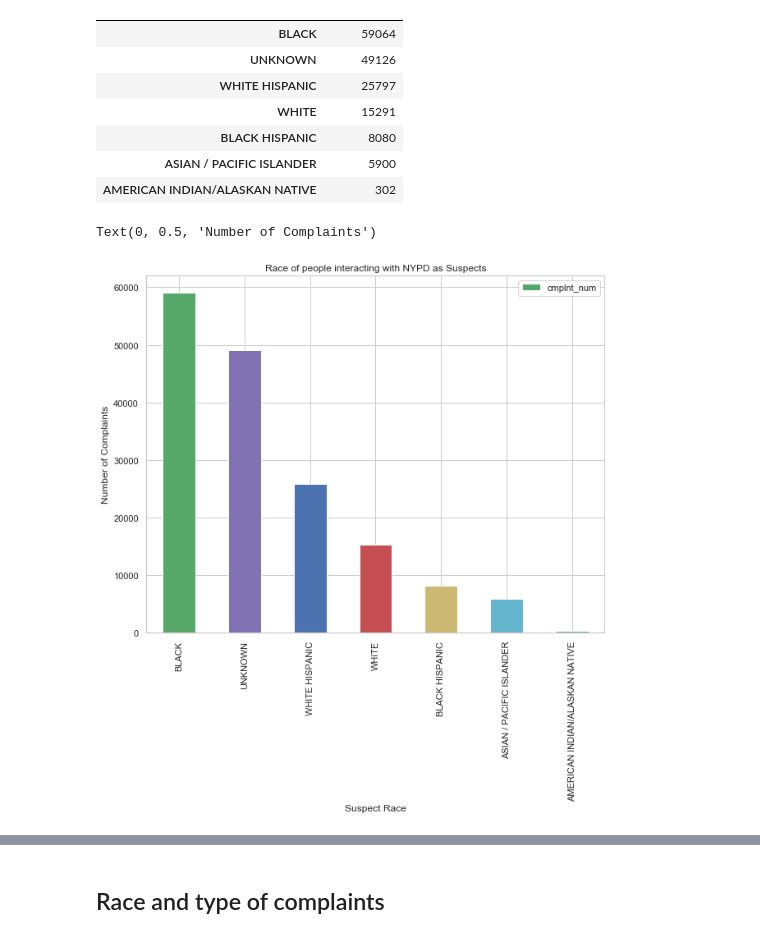
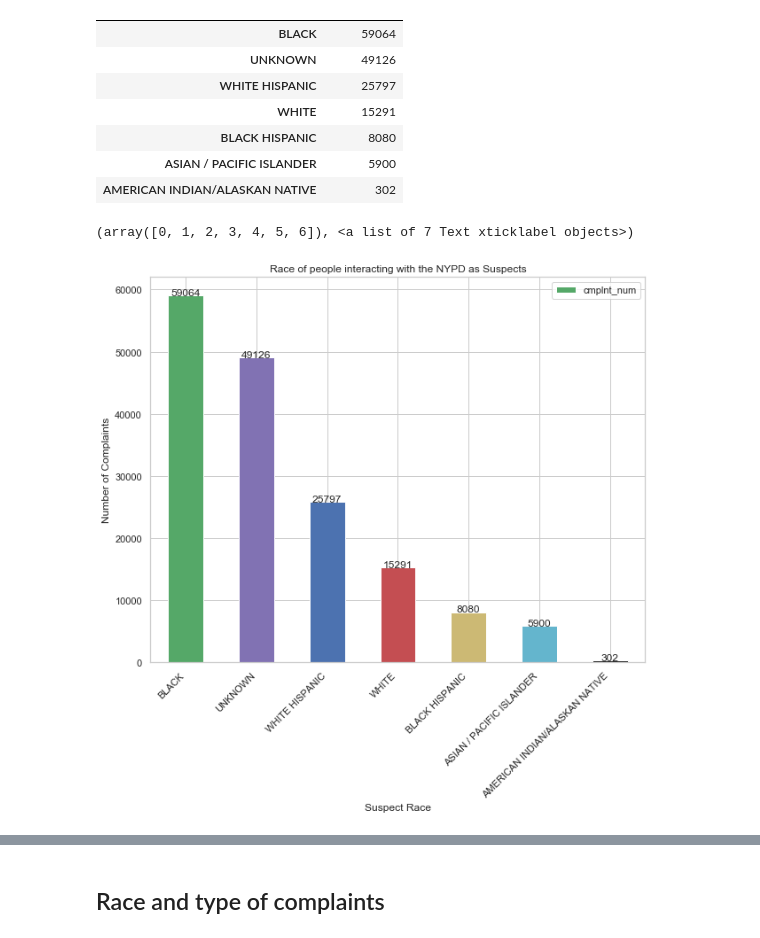
Before and after one commit to DavidGuzman1999/CTPDataScienceProject, a Jupyter notebook: complaint-data-notebook .ipynb, the cells around one changed output, grey strips where cells are left out. Saved outputs shown, nothing was run; the diff lists cells and outputs as text; code cells hidden in the pictures.

```diff
--- a/complaint-data-notebook .ipynb
+++ b/complaint-data-notebook .ipynb
@@ -175,0 +173,5 @@ gb_ofns_desc.head().plot(kind = "bar",title = 'Complaint Classification', figsiz
+# %%
+# function to add value labels
+def label_values(a,b):
+    for i in range(len(a)):
+        plt.text(i, b[i], b[i], ha = 'center')
@@ -255,12 +241,17 @@ gb_race
 | BLACK HISPANIC | 8080 |
 | ASIAN / PACIFIC ISLANDER | 5900 |
 | AMERICAN INDIAN/ALASKAN NATIVE | 302 |
+# %%
+susp_list = gb_race.cmplnt_num.index.tolist()
+count_list = list(gb_race.cmplnt_num)
 # %%
-gr_colors = 'gmbryc'
+gr_colors = 'gmbryck'
 gb_race.plot.bar(color = gr_colors,figsize = (10,8))
-plt.title("Race of people interacting with NYPD as Suspects")
+label_values(susp_list, count_list)
+plt.title("Race of people interacting with the NYPD as Suspects")
 plt.xlabel("Suspect Race")
 plt.ylabel("Number of Complaints")
+plt.xticks(rotation=45, ha='right')
 # %% [output]
-Text(0, 0.5, 'Number of Complaints')
+(array([0, 1, 2, 3, 4, 5, 6]), <a list of 7 Text xticklabel objects>)
-[figure, old version]
+[figure, new version]
```
Also changed, not shown: parts of 37 cells of this notebook, 4 other files.
